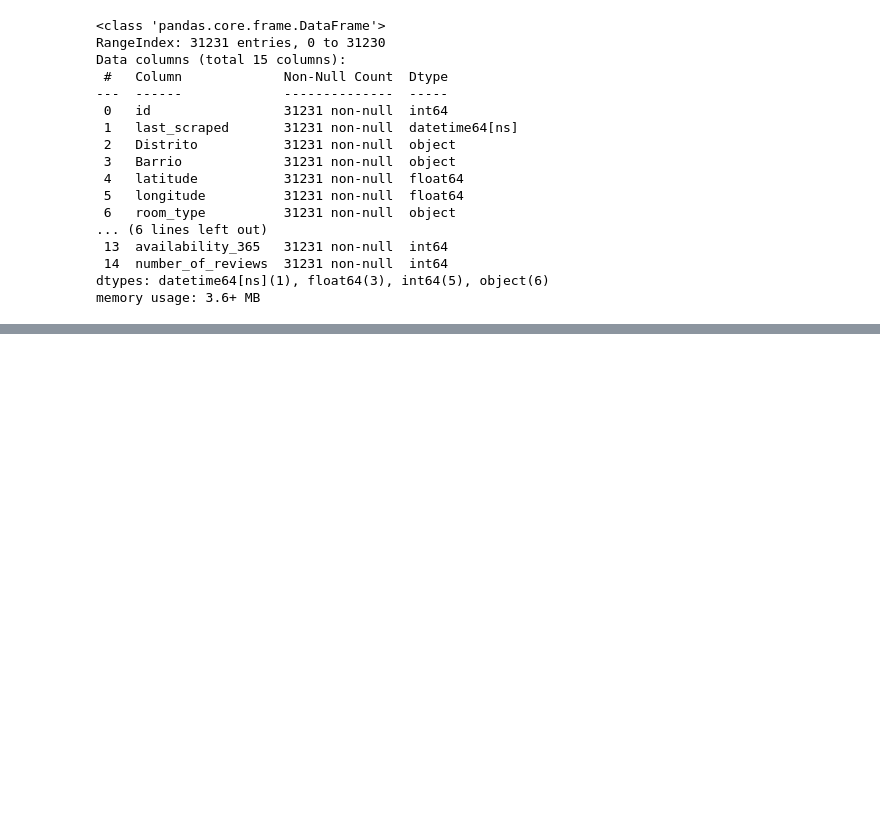
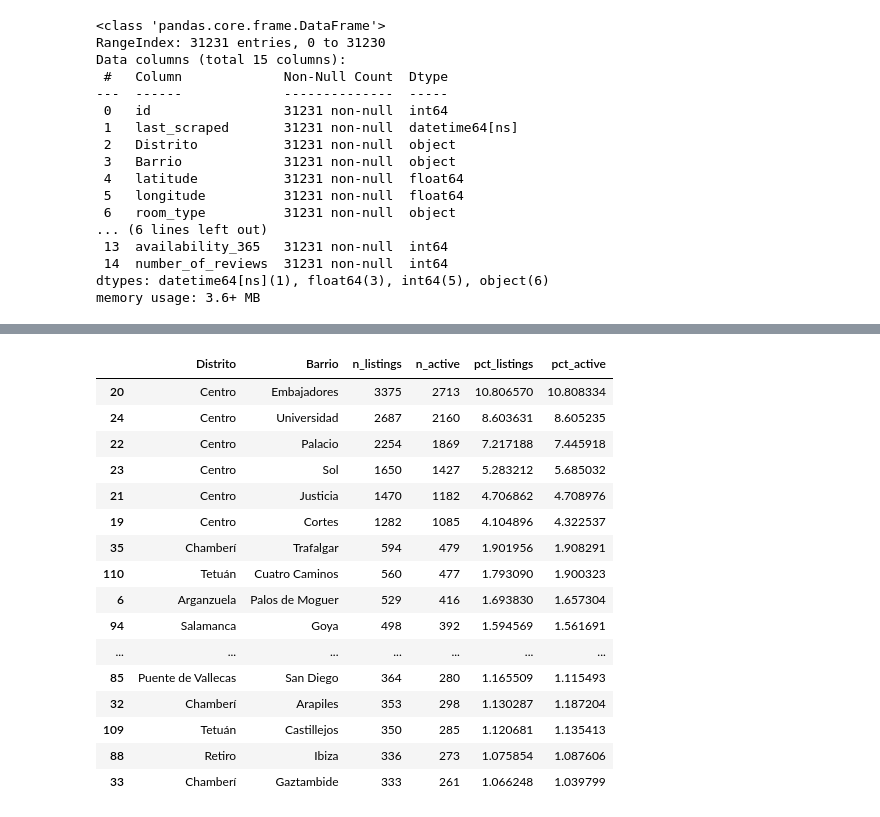
Before and after one commit to JavierPasAg/EDA_Tematica_del_proyecto, a Jupyter notebook: Main2.0.ipynb, the cells around one changed output, grey strips where cells are left out. Cells and saved outputs as stored; diff of their text form; code cells hidden in the pictures; blank space fills up the shorter version.

```diff
--- a/Main2.0.ipynb
+++ b/Main2.0.ipynb
@@ -179,0 +370,11 @@ memory usage: 3.6+ MB
+# %%
+df_base = df_all2.dropna(subset=["Distrito", "Barrio"]).copy()
+
+# 2) Crear flag de "activo" (opcional, pero útil)
+df_base["is_active"] = df_base["availability_365"].fillna(0).astype(float) > 0
+
+total_listings = len(df_base)
+total_active = df_base["is_active"].sum()
+
+print("Total anuncios:", total_listings)
+print("Total activos:", total_active)
@@ -179,0 +420,35 @@ memory usage: 3.6+ MB
+# %%
+by_neigh = (
+    df_base
+    .groupby(["Distrito", "Barrio"])
+    .agg(
+        n_listings=("id", "count"),
+        n_active=("is_active", "sum")
+    )
+    .reset_index()
+)
+
+by_neigh["pct_listings"] = by_neigh["n_listings"] / total_listings * 100
+by_neigh["pct_active"] = by_neigh["n_active"] / total_active * 100
+
+by_neigh = by_neigh.sort_values("n_listings", ascending=False)
+
+by_neigh.head(20)
+# %% [output]
+|  | Distrito | Barrio | n_listings | n_active | pct_listings | pct_active |
+| 20 | Centro | Embajadores | 3375 | 2713 | 10.806570 | 10.808334 |
+| 24 | Centro | Universidad | 2687 | 2160 | 8.603631 | 8.605235 |
+| 22 | Centro | Palacio | 2254 | 1869 | 7.217188 | 7.445918 |
+| 23 | Centro | Sol | 1650 | 1427 | 5.283212 | 5.685032 |
+| 21 | Centro | Justicia | 1470 | 1182 | 4.706862 | 4.708976 |
+| 19 | Centro | Cortes | 1282 | 1085 | 4.104896 | 4.322537 |
+| 35 | Chamberí | Trafalgar | 594 | 479 | 1.901956 | 1.908291 |
+| 110 | Tetuán | Cuatro Caminos | 560 | 477 | 1.793090 | 1.900323 |
+| 6 | Arganzuela | Palos de Moguer | 529 | 416 | 1.693830 | 1.657304 |
+| 94 | Salamanca | Goya | 498 | 392 | 1.594569 | 1.561691 |
+| ... | ... | ... | ... | ... | ... | ... |
+| 85 | Puente de Vallecas | San Diego | 364 | 280 | 1.165509 | 1.115493 |
+| 32 | Chamberí | Arapiles | 353 | 298 | 1.130287 | 1.187204 |
+| 109 | Tetuán | Castillejos | 350 | 285 | 1.120681 | 1.135413 |
+| 88 | Retiro | Ibiza | 336 | 273 | 1.075854 | 1.087606 |
+| 33 | Chamberí | Gaztambide | 333 | 261 | 1.066248 | 1.039799 |
```
Also changed, not shown: parts of 18 cells of this notebook.
